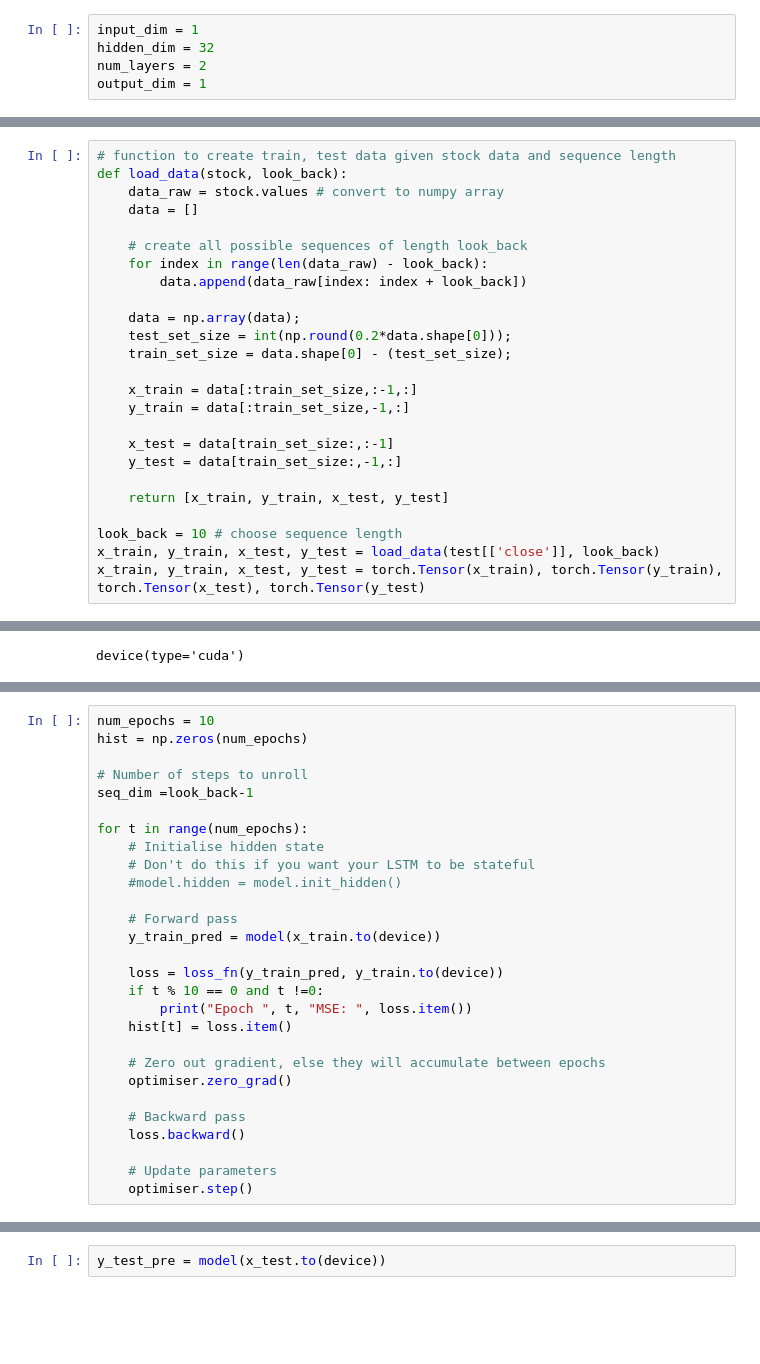
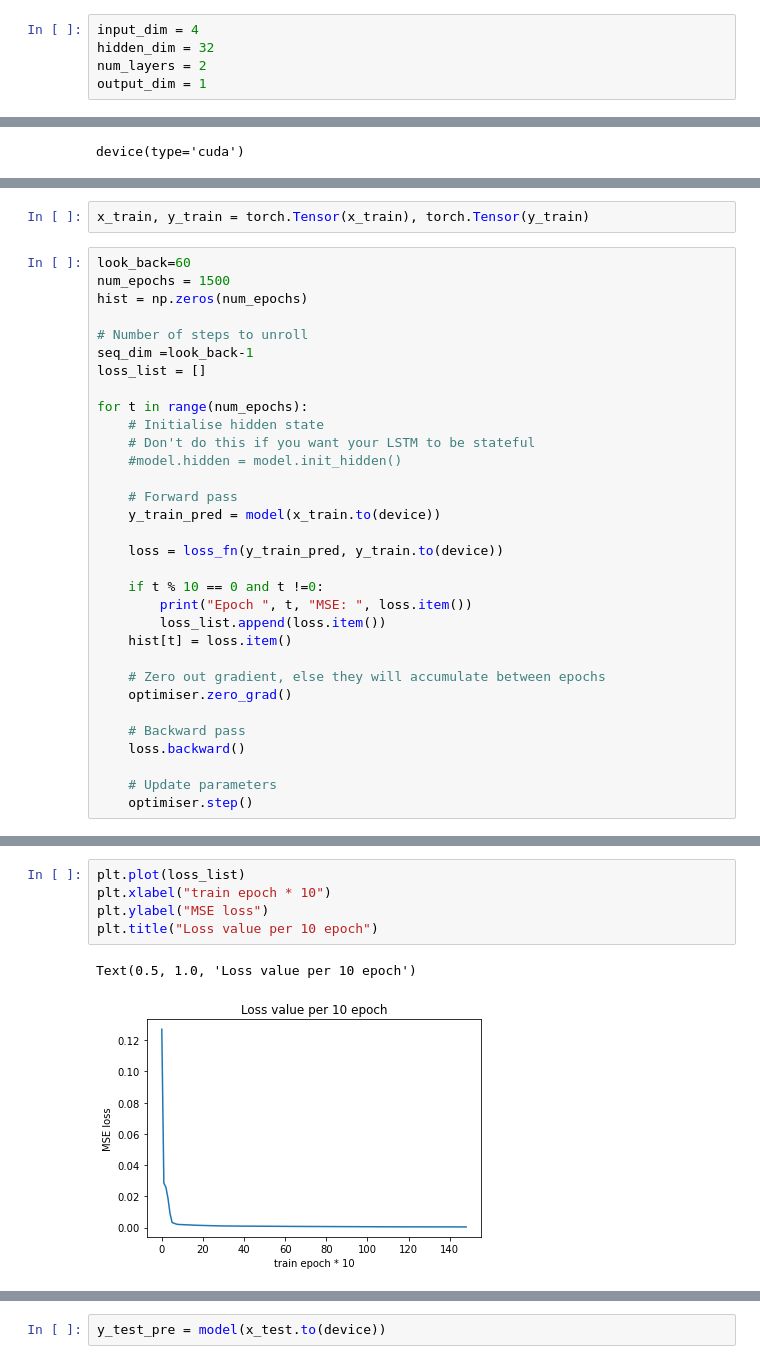
Before and after one commit to jkt6113/dl_final_pj, a Jupyter notebook: play.ipynb, the cells around one changed output, grey strips where cells are left out. Saved outputs shown, nothing was run; the diff lists cells and outputs as text; blank space fills up the shorter version.

```diff
--- a/play.ipynb
+++ b/play.ipynb
@@ -121,7 +201,7 @@ test.plot(x='datetime', y='open')
 import torch
 import torch.nn as nn
 # %%
-input_dim = 1
+input_dim = 4
 hidden_dim = 32
 num_layers = 2
 output_dim = 1
@@ -183,25 +244,0 @@ test[['close']]
-# %%
-# function to create train, test data given stock data and sequence length
-def load_data(stock, look_back):
-    data_raw = stock.values # convert to numpy array
-    data = []
-
-    # create all possible sequences of length look_back
-    for index in range(len(data_raw) - look_back):
-        data.append(data_raw[index: index + look_back])
-
-    data = np.array(data);
-    test_set_size = int(np.round(0.2*data.shape[0]));
-    train_set_size = data.shape[0] - (test_set_size);
-
-    x_train = data[:train_set_size,:-1,:]
-    y_train = data[:train_set_size,-1,:]
-
-    x_test = data[train_set_size:,:-1]
-    y_test = data[train_set_size:,-1,:]
-
-    return [x_train, y_train, x_test, y_test]
-
-look_back = 10 # choose sequence length
-x_train, y_train, x_test, y_test = load_data(test[['close']], look_back)
-x_train, y_train, x_test, y_test = torch.Tensor(x_train), torch.Tensor(y_train), torch.Tensor(x_test), torch.Tensor(y_test)
@@ -240,12 +274,16 @@ torch.Size([128])
 torch.Size([128])
 torch.Size([1, 32])
 torch.Size([1])
+# %%
+x_train, y_train = torch.Tensor(x_train), torch.Tensor(y_train)
 # %%
-num_epochs = 10
+look_back=60
+num_epochs = 1500
 hist = np.zeros(num_epochs)
 
 # Number of steps to unroll
 seq_dim =look_back-1
+loss_list = []
 
 for t in range(num_epochs):
     # Initialise hidden state
@@ -256,8 +294,10 @@ for t in range(num_epochs):
     y_train_pred = model(x_train.to(device))
 
     loss = loss_fn(y_train_pred, y_train.to(device))
+
     if t % 10 == 0 and t !=0:
         print("Epoch ", t, "MSE: ", loss.item())
+        loss_list.append(loss.item())
     hist[t] = loss.item()
 
     # Zero out gradient, else they will accumulate between epochs
@@ -270,0 +329,8 @@ for t in range(num_epochs):
+# %%
+plt.plot(loss_list)
+plt.xlabel("train epoch * 10")
+plt.ylabel("MSE loss")
+plt.title("Loss value per 10 epoch")
+# %% [output]
+Text(0.5, 1.0, 'Loss value per 10 epoch')
+[figure, added]
```
Also changed, not shown: parts of 106 cells of this notebook.
